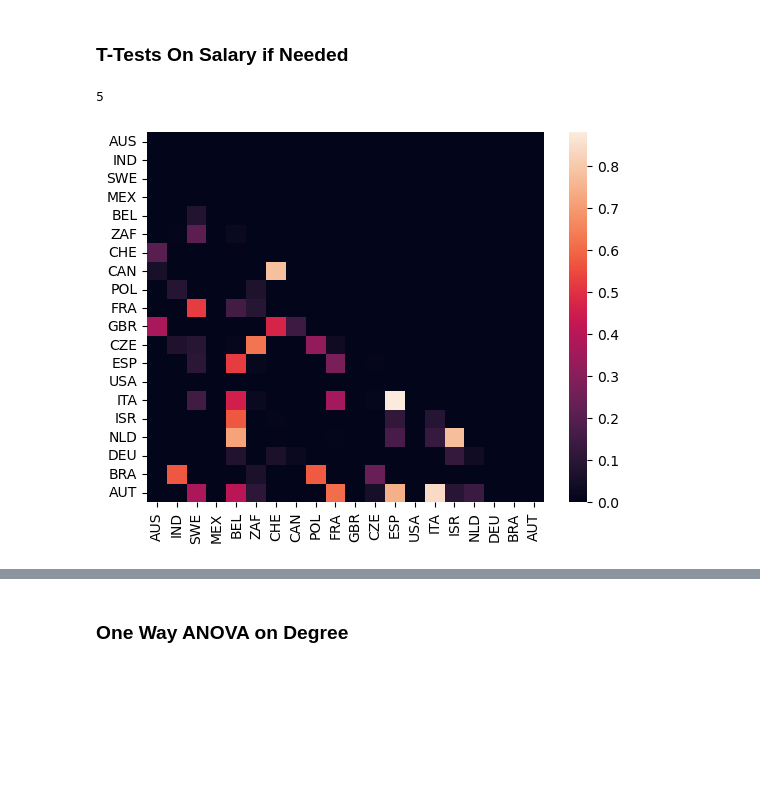
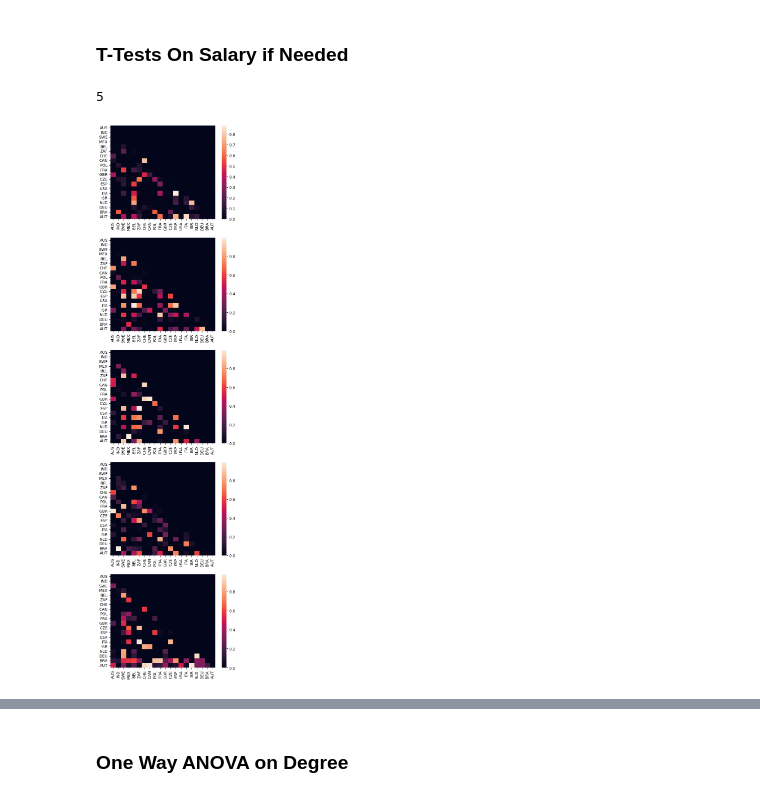
Before and after one commit to lmg1404/data_professionals_analysis, a Jupyter notebook: analysis.ipynb, the cells around one changed output, grey strips where cells are left out. Cells and saved outputs as stored; diff of their text form; code cells hidden in the pictures; blank space fills up the shorter version.

```diff
--- a/analysis.ipynb
+++ b/analysis.ipynb
@@ -460,15 +493,18 @@ for year, frame in groupped:
 # %%
 print(len(dfs))
 # not a heatmap for value
 # is everything kind of moving? do relationships stay throughout the years?
 # # better visualization?
 # fabricated metric? see correlation between the years
 # # comprehensive view of this
 # heatmap works for all the years into a single metric with the heat map
 # growth rate between year
 # collapse data set and get deltas from start to end
 # # in between years and see correlations between growth
-sns.heatmap(dfs[0]);
+fig, axes = plt.subplots(5, 1, figsize=(6, 25))
+for i in range(len(dfs)):
+    sns.heatmap(dfs[i], ax=axes[i])
+plt.show()
 # %% [output]
 5
-[figure, old version]
+[figure, new version]
```
Also changed, not shown: parts of 10 cells of this notebook.
